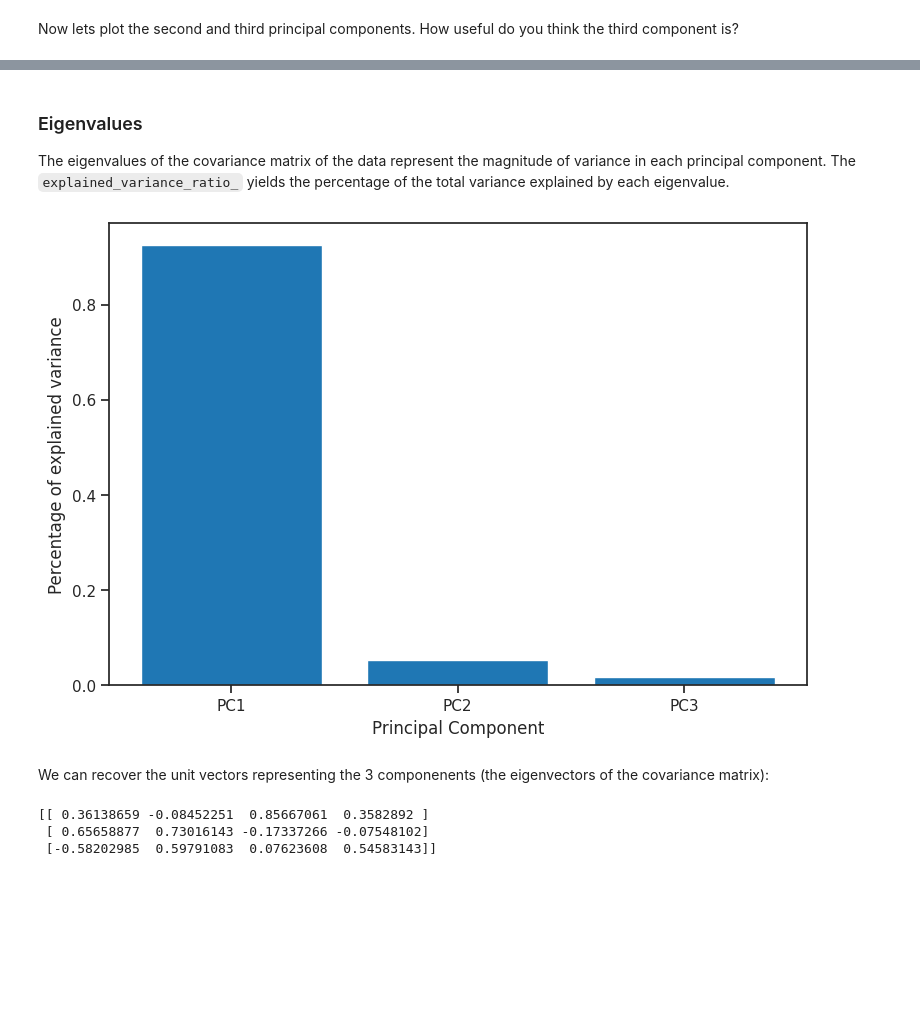
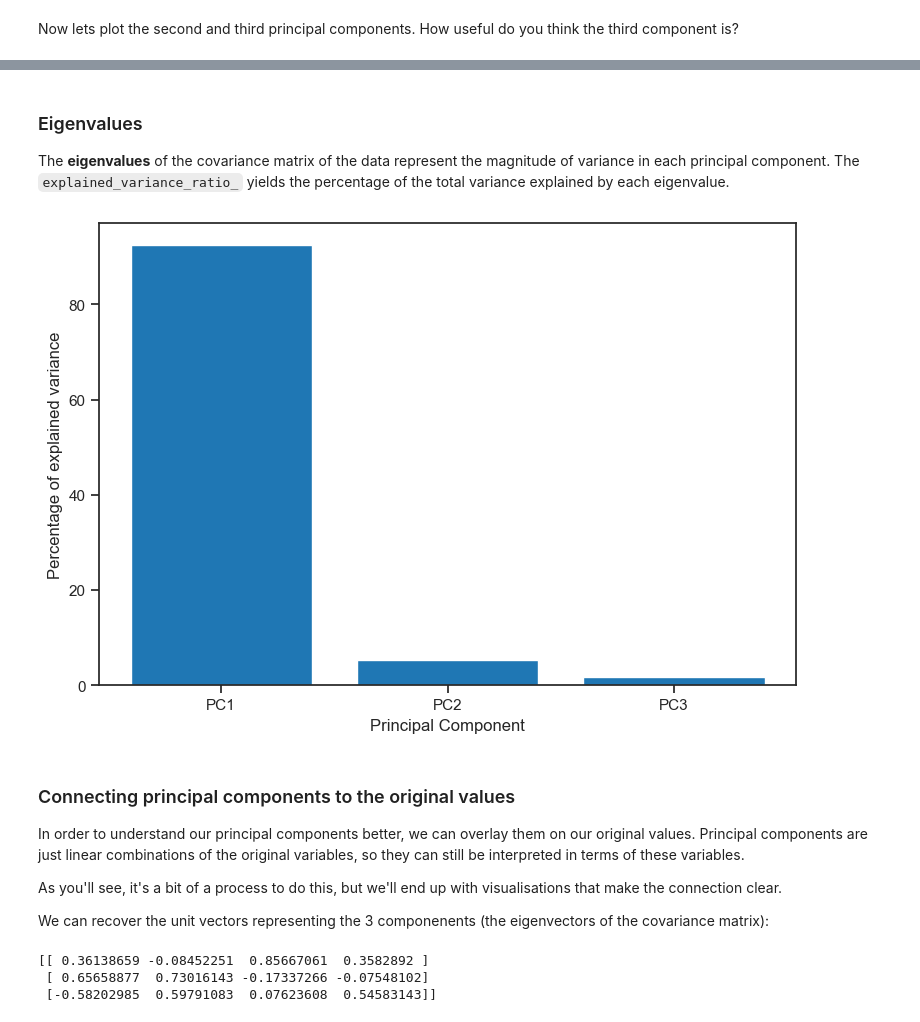
Before and after one commit to Sydney-Informatics-Hub/lessons-mlpy-flipped, a Jupyter notebook: course/notebooks/03-Unsupervised-Complete.ipynb, the cells around one changed output, grey strips where cells are left out. Drawn from its saved outputs; the diff is of its cells as text; code cells hidden in the pictures; blank space fills up the shorter version.

```diff
--- a/course/notebooks/03-Unsupervised-Complete.ipynb
+++ b/course/notebooks/03-Unsupervised-Complete.ipynb
@@ -317,19 +319,25 @@ sns.scatterplot(x='PC2', y='PC3', data=iris_PC_df, hue=iris_target);
 # %% [markdown]
 ### Eigenvalues
-The eigenvalues of the covariance matrix of the data represent the magnitude of variance in each principal component. The `explained_variance_ratio_` yields the percentage of the total variance explained by each eigenvalue.
+The **eigenvalues** of the covariance matrix of the data represent the magnitude of variance in each principal component. The `explained_variance_ratio_` yields the percentage of the total variance explained by each eigenvalue.
 # %%
 iris_eig = iris_pca.explained_variance_ratio_
 
 x = np.arange(nPCs)
 fig, ax = plt.subplots()
-plt.bar(x, iris_eig)
+plt.bar(x, iris_eig * 100)
 plt.ylabel('Percentage of explained variance')
 plt.xlabel('Principal Component')
 plt.xticks(x, PCnames);
 # %% [output]
-[figure, old version]
+[figure, new version]
-# %% [markdown]
-We can recover the unit vectors representing the 3 componenents (the eigenvectors of the covariance matrix):
+# %% [markdown]
+### Connecting principal components to the original values
+
+In order to understand our principal components better, we can overlay them on our original values. Principal components are just linear combinations of the original variables, so they can still be interpreted in terms of these variables.
+
+As you'll see, it's a bit of a process to do this, but we'll end up with visualisations that make the connection clear.
+
+We can recover the unit vectors representing the 3 componenents (the eigenvectors of the covariance matrix):
 # %%
 iris_comp = iris_pca.components_
 print(iris_comp)
```
Also changed, not shown: parts of 19 cells of this notebook.
